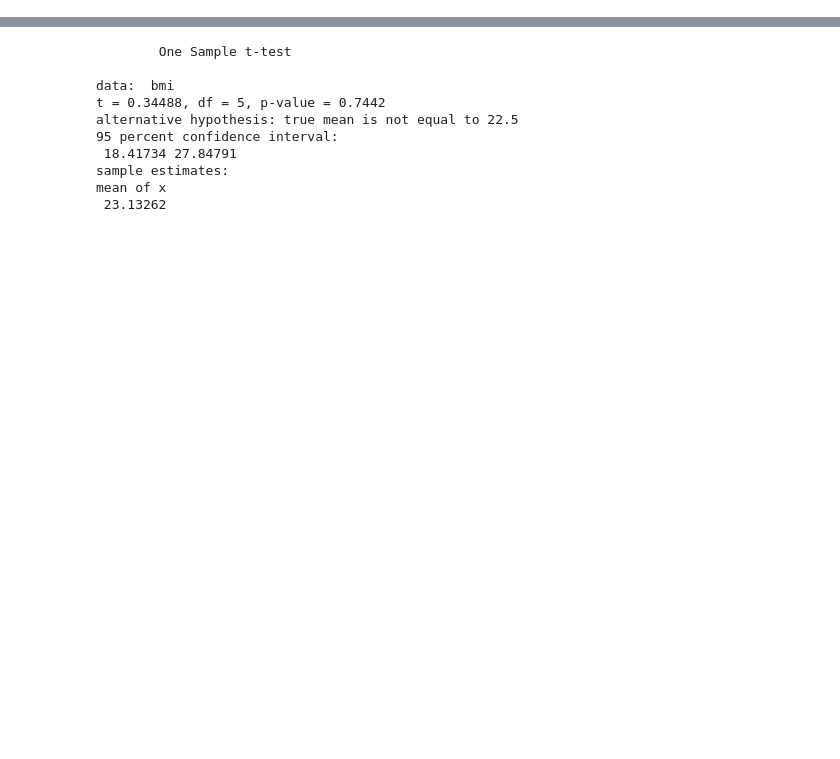
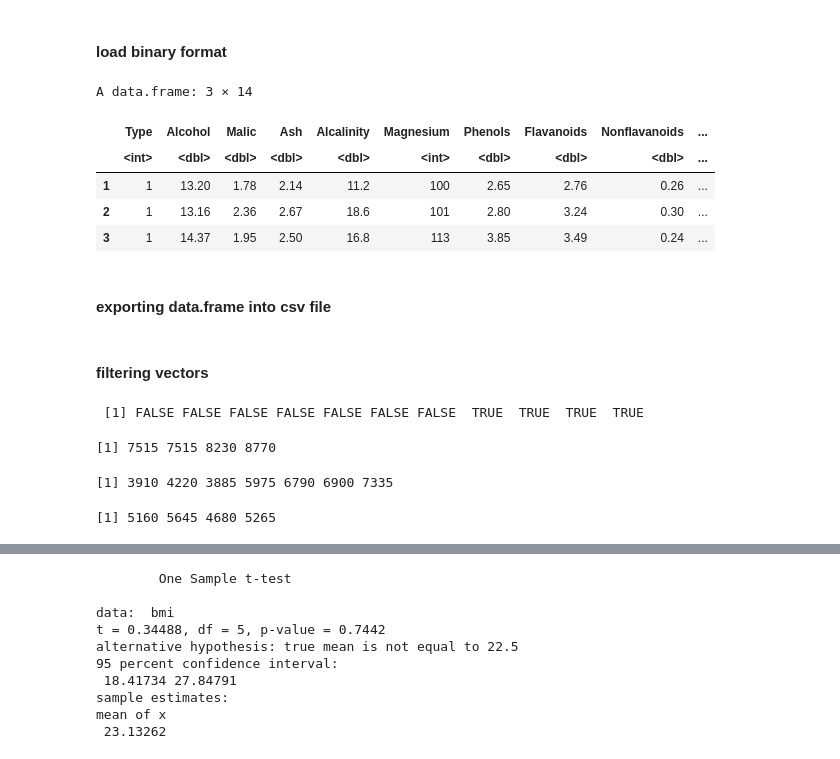
Before and after one commit to eogasawara/mylibrary, a Jupyter notebook: Introduction.ipynb, the cells around one changed output, grey strips where cells are left out. Cells and saved outputs as stored; diff of their text form; code cells hidden in the pictures; blank space fills up the shorter version.

```diff
--- a/Introduction.ipynb
+++ b/Introduction.ipynb
@@ -96,0 +599,14 @@ lines(hh, 22.5 * hh^2)
+# %% [markdown]
+####  load binary format
+# %%
+load("wine.RData")
+head(wine, 3)
+# %% [output]
+A data.frame: 3 × 14
+|  | Type | Alcohol | Malic | Ash | Alcalinity | Magnesium | Phenols | Flavanoids | Nonflavanoids | ... |
+|  | <int> | <dbl> | <dbl> | <dbl> | <dbl> | <int> | <dbl> | <dbl> | <dbl> | ... |
+| 1 | 1 | 13.20 | 1.78 | 2.14 | 11.2 | 100 | 2.65 | 2.76 | 0.26 | ... |
+| 2 | 1 | 13.16 | 2.36 | 2.67 | 18.6 | 101 | 2.80 | 3.24 | 0.30 | ... |
+| 3 | 1 | 14.37 | 1.95 | 2.50 | 16.8 | 113 | 3.85 | 3.49 | 0.24 | ... |
+# %% [markdown]
+####  exporting data.frame into csv file
@@ -96,0 +615,25 @@ lines(hh, 22.5 * hh^2)
+# %% [markdown]
+####  filtering vectors
+# %%
+a <- c(5260,5470,5640,6180,6390,6515,6805,7515,7515,8230,8770)
+b <- c(3910,4220,3885,5160,5645,4680,5265,5975,6790,6900,7335)
+
+# logical vector
+bool <- (a > 7000)
+bool
+# %% [output]
+ [1] FALSE FALSE FALSE FALSE FALSE FALSE FALSE  TRUE  TRUE  TRUE  TRUE
+# %%
+# selecting elements from positions that are true
+a[bool]
+# %% [output]
+[1] 7515 7515 8230 8770
+# %%
+# filtering with logical expressions
+b[a < 6000 | a > 7000]
+# %% [output]
+[1] 3910 4220 3885 5975 6790 6900 7335
+# %%
+b[6000 <= a & a <= 7000]
+# %% [output]
+[1] 5160 5645 4680 5265
```
Also changed, not shown: parts of 198 cells of this notebook, 3 other files.
